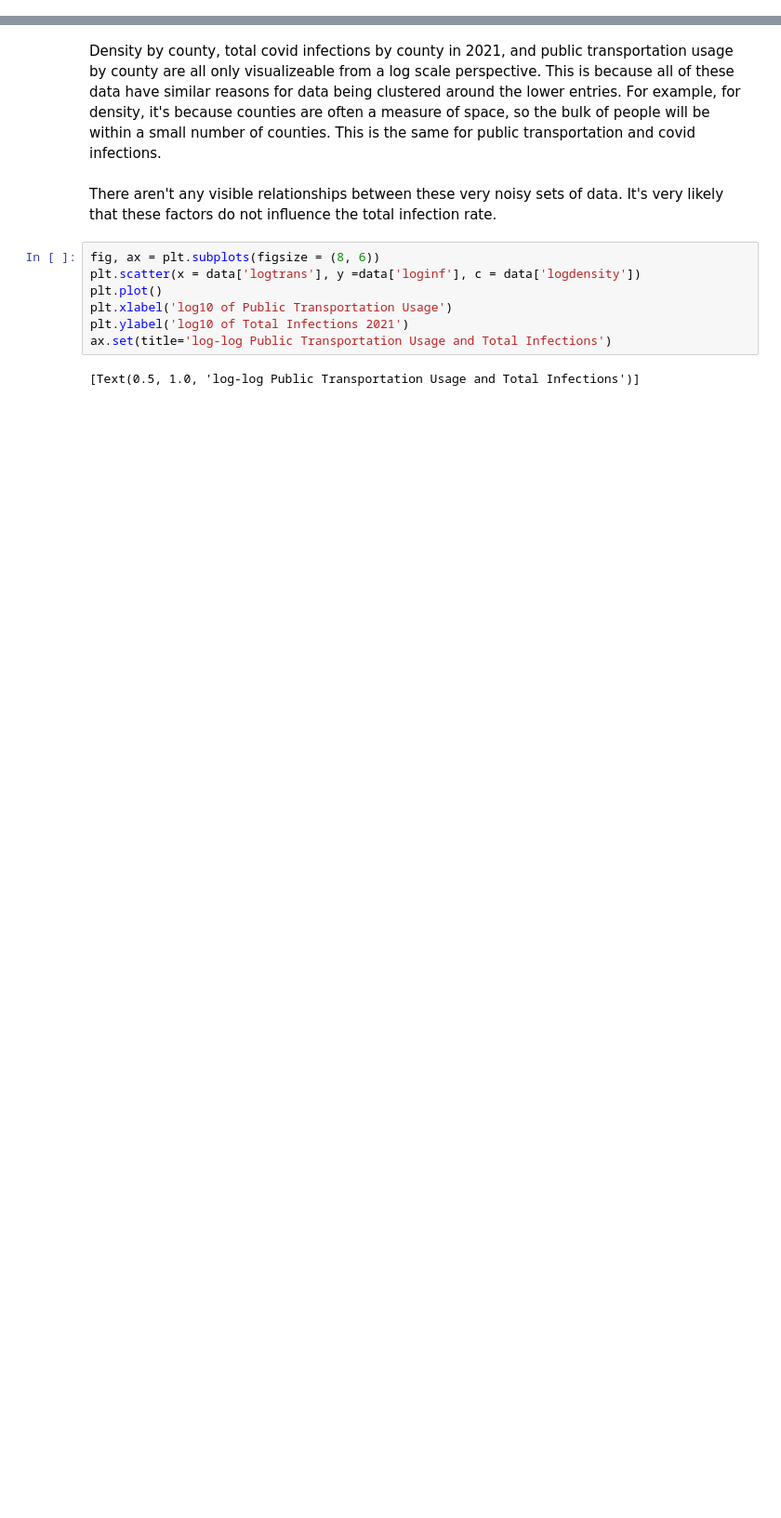
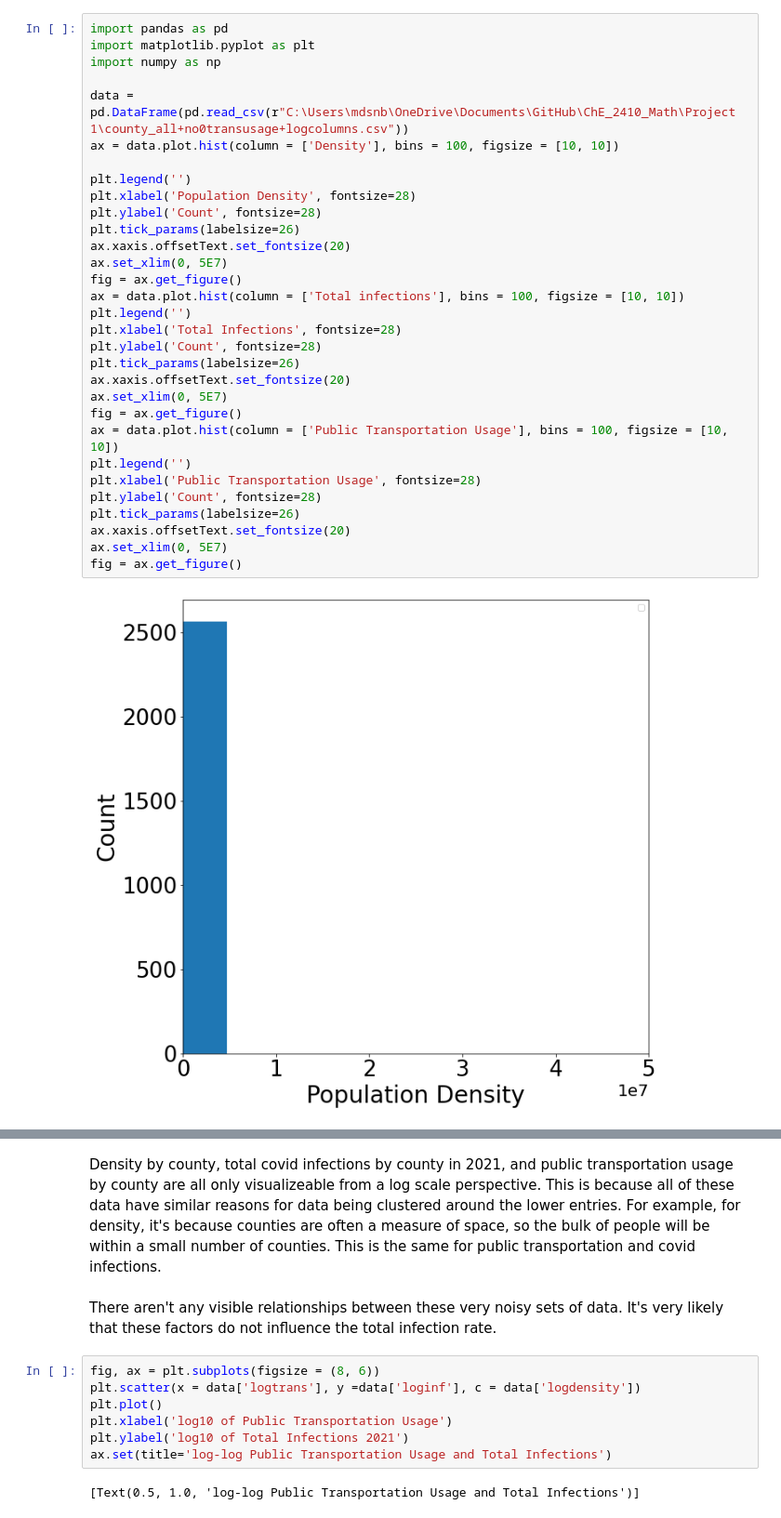
Before and after one commit to mdsnbutler/ChE_2410_Project_1_COVID-Factors, a Jupyter notebook: 2_datavisualization.ipynb, the cells around one changed output, grey strips where cells are left out. Shown at 93% size. Saved outputs shown, nothing was run; the diff lists cells and outputs as text; blank space fills up the shorter version.

```diff
--- a/2_datavisualization.ipynb
+++ b/2_datavisualization.ipynb
@@ -0,0 +1,33 @@
+# %%
+import pandas as pd
+import matplotlib.pyplot as plt
+import numpy as np
+
+data = pd.DataFrame(pd.read_csv(r"C:\Users\mdsnb\OneDrive\Documents\GitHub\ChE_2410_Math\Project 1\county_all+no0transusage+logcolumns.csv"))
+ax = data.plot.hist(column = ['Density'], bins = 100, figsize = [10, 10])
+
+plt.legend('')
+plt.xlabel('Population Density', fontsize=28)
+plt.ylabel('Count', fontsize=28)
+plt.tick_params(labelsize=26)
+ax.xaxis.offsetText.set_fontsize(20)
+ax.set_xlim(0, 5E7)
+fig = ax.get_figure()
+ax = data.plot.hist(column = ['Total infections'], bins = 100, figsize = [10, 10])
+plt.legend('')
+plt.xlabel('Total Infections', fontsize=28)
+plt.ylabel('Count', fontsize=28)
+plt.tick_params(labelsize=26)
+ax.xaxis.offsetText.set_fontsize(20)
+ax.set_xlim(0, 5E7)
+fig = ax.get_figure()
+ax = data.plot.hist(column = ['Public Transportation Usage'], bins = 100, figsize = [10, 10])
+plt.legend('')
+plt.xlabel('Public Transportation Usage', fontsize=28)
+plt.ylabel('Count', fontsize=28)
+plt.tick_params(labelsize=26)
+ax.xaxis.offsetText.set_fontsize(20)
+ax.set_xlim(0, 5E7)
+fig = ax.get_figure()
+# %% [output]
+[figure, added]
```
Also changed, not shown: parts of 4 cells of this notebook, 8 other files.
